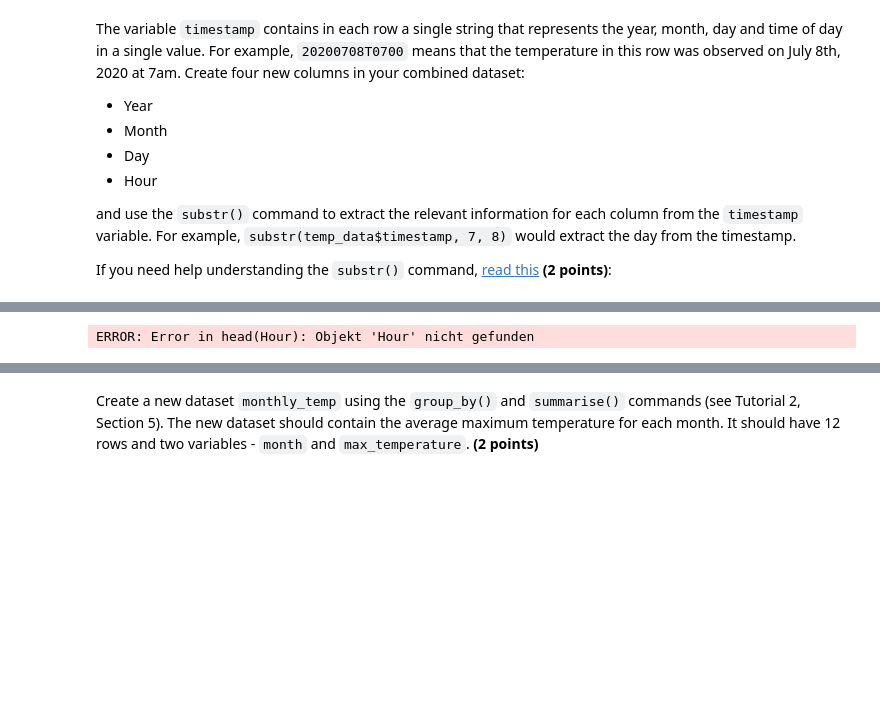
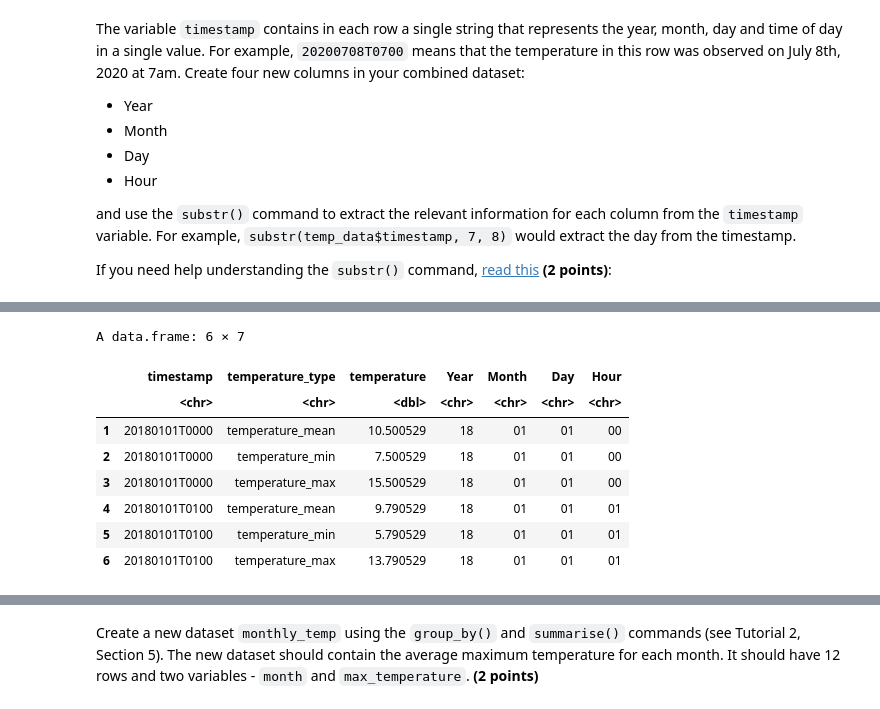
Before and after one commit to LiaAeschlimann/Aeschlimann_DSP_S21, a Jupyter notebook: Homework2.ipynb, the cells around one changed output, grey strips where cells are left out. Drawn from its saved outputs; the diff is of its cells as text; code cells hidden in the pictures; blank space fills up the shorter version.

```diff
--- a/Homework2.ipynb
+++ b/Homework2.ipynb
@@ -226,7 +261,7 @@ and use the `substr()` command to extract the relevant information for each colu
 
 If you need help understanding the `substr()` command, [read this](https://stat.ethz.ch/R-manual/R-devel/library/base/html/substr.html)  **(2 points)**:
 # %%
-weather_allminmax<- weather_allminmax %>%
+weather_allminmax <- weather_all %>%
 
     mutate( Year = substr(timestamp, 3,4))
 # %%
@@ -268,9 +285,17 @@ A data.frame: 6 × 7
 # %%
 weather_allminmax<- weather_allminmax %>%
 
     mutate(Hour = substr(timestamp, 10,11))
 
-head(Hour)
+
 head(weather_allminmax)
 # %% [output]
-ERROR: Error in head(Hour): Objekt 'Hour' nicht gefunden
+A data.frame: 6 × 7
+|  | timestamp | temperature_type | temperature | Year | Month | Day | Hour |
+|  | <chr> | <chr> | <dbl> | <chr> | <chr> | <chr> | <chr> |
+| 1 | 20180101T0000 | temperature_mean | 10.500529 | 18 | 01 | 01 | 00 |
+| 2 | 20180101T0000 | temperature_min | 7.500529 | 18 | 01 | 01 | 00 |
+| 3 | 20180101T0000 | temperature_max | 15.500529 | 18 | 01 | 01 | 00 |
+| 4 | 20180101T0100 | temperature_mean | 9.790529 | 18 | 01 | 01 | 01 |
+| 5 | 20180101T0100 | temperature_min | 5.790529 | 18 | 01 | 01 | 01 |
+| 6 | 20180101T0100 | temperature_max | 13.790529 | 18 | 01 | 01 | 01 |
```
Also changed, not shown: parts of 16 cells of this notebook, 6 other files.
